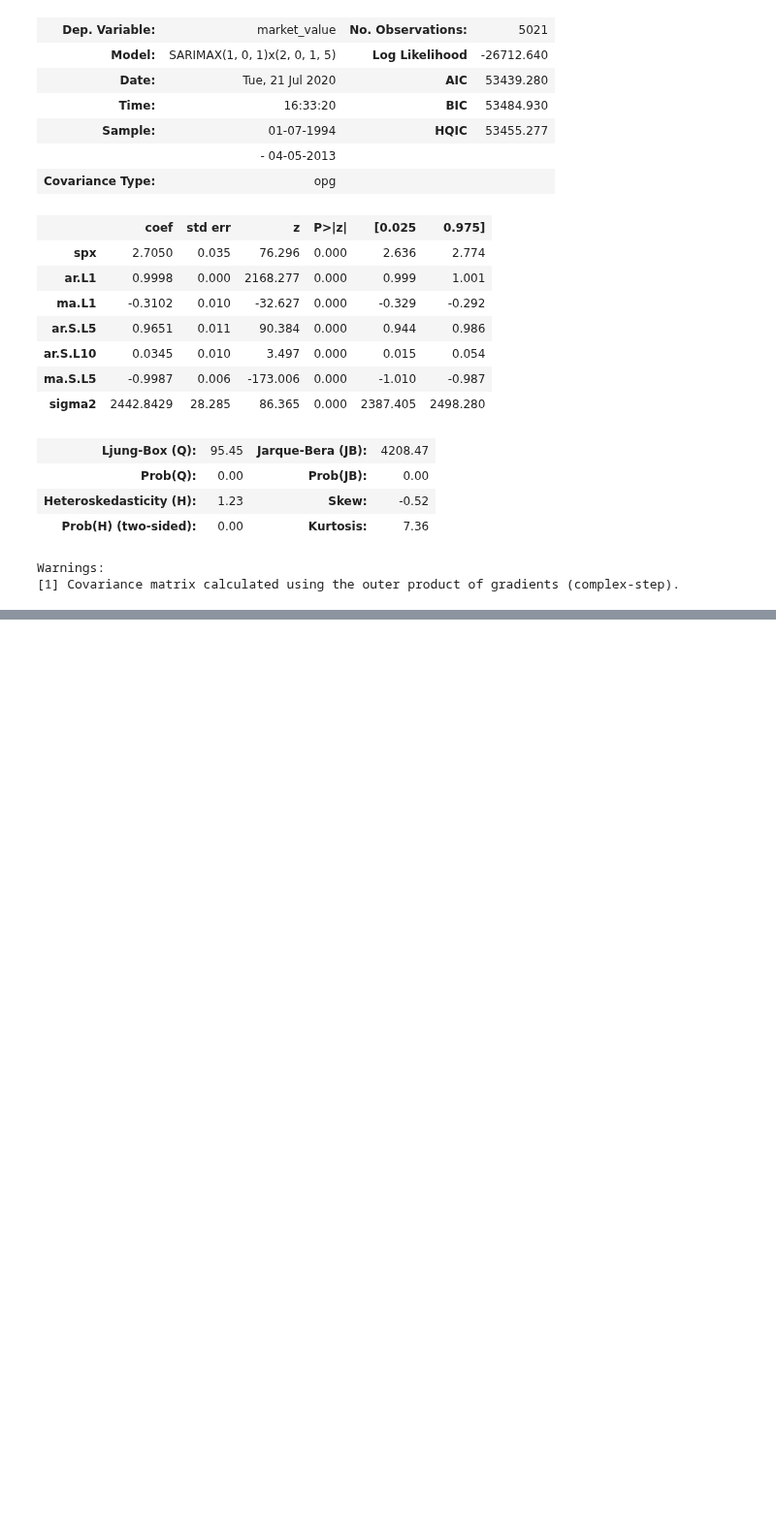
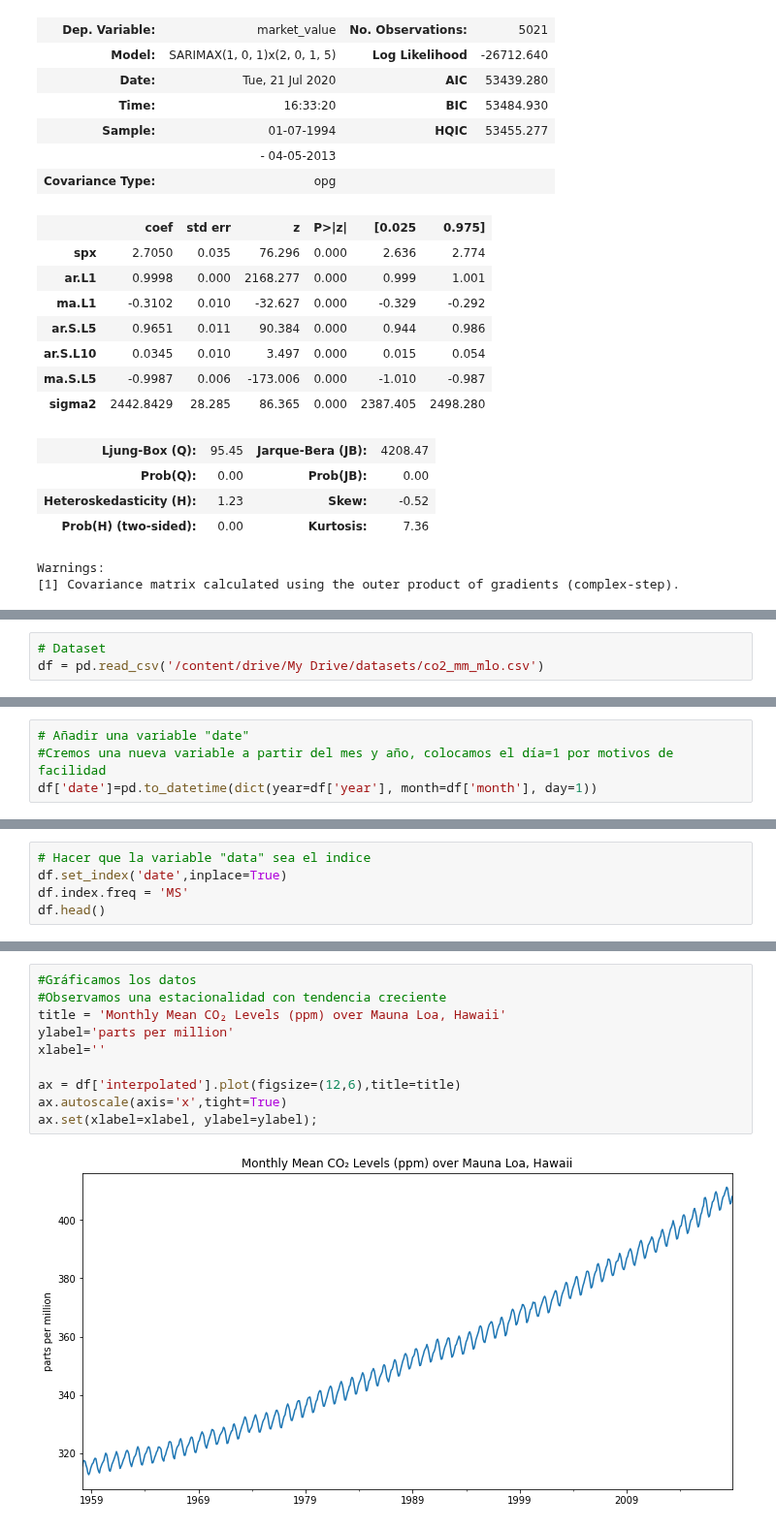
Before and after one commit to virf96/Proyectos, a Jupyter notebook: Considereaciones_SARIMAX.ipynb, the cells around one changed output, grey strips where cells are left out. Shown at 97% size. Drawn from its saved outputs; the diff is of its cells as text; blank space fills up the shorter version.

```diff
--- a/Considereaciones_SARIMAX.ipynb
+++ b/Considereaciones_SARIMAX.ipynb
@@ -411,0 +437,3 @@ Warnings:
+# %%
+# Dataset
+df = pd.read_csv('/content/drive/My Drive/datasets/co2_mm_mlo.csv')
@@ -411,0 +449,4 @@ Warnings:
+# %%
+# Añadir una variable "date"
+#Cremos una nueva variable a partir del mes y año, colocamos el día=1 por motivos de facilidad
+df['date']=pd.to_datetime(dict(year=df['year'], month=df['month'], day=1))
@@ -411,0 +462,5 @@ Warnings:
+# %%
+# Hacer que la variable "data" sea el indice
+df.set_index('date',inplace=True)
+df.index.freq = 'MS'
+df.head()
@@ -411,0 +475,12 @@ Warnings:
+# %%
+#Gráficamos los datos
+#Observamos una estacionalidad con tendencia creciente
+title = 'Monthly Mean CO₂ Levels (ppm) over Mauna Loa, Hawaii'
+ylabel='parts per million'
+xlabel=''
+
+ax = df['interpolated'].plot(figsize=(12,6),title=title)
+ax.autoscale(axis='x',tight=True)
+ax.set(xlabel=xlabel, ylabel=ylabel);
+# %% [output]
+[figure, added]
```
Also changed, not shown: parts of 24 cells of this notebook.
